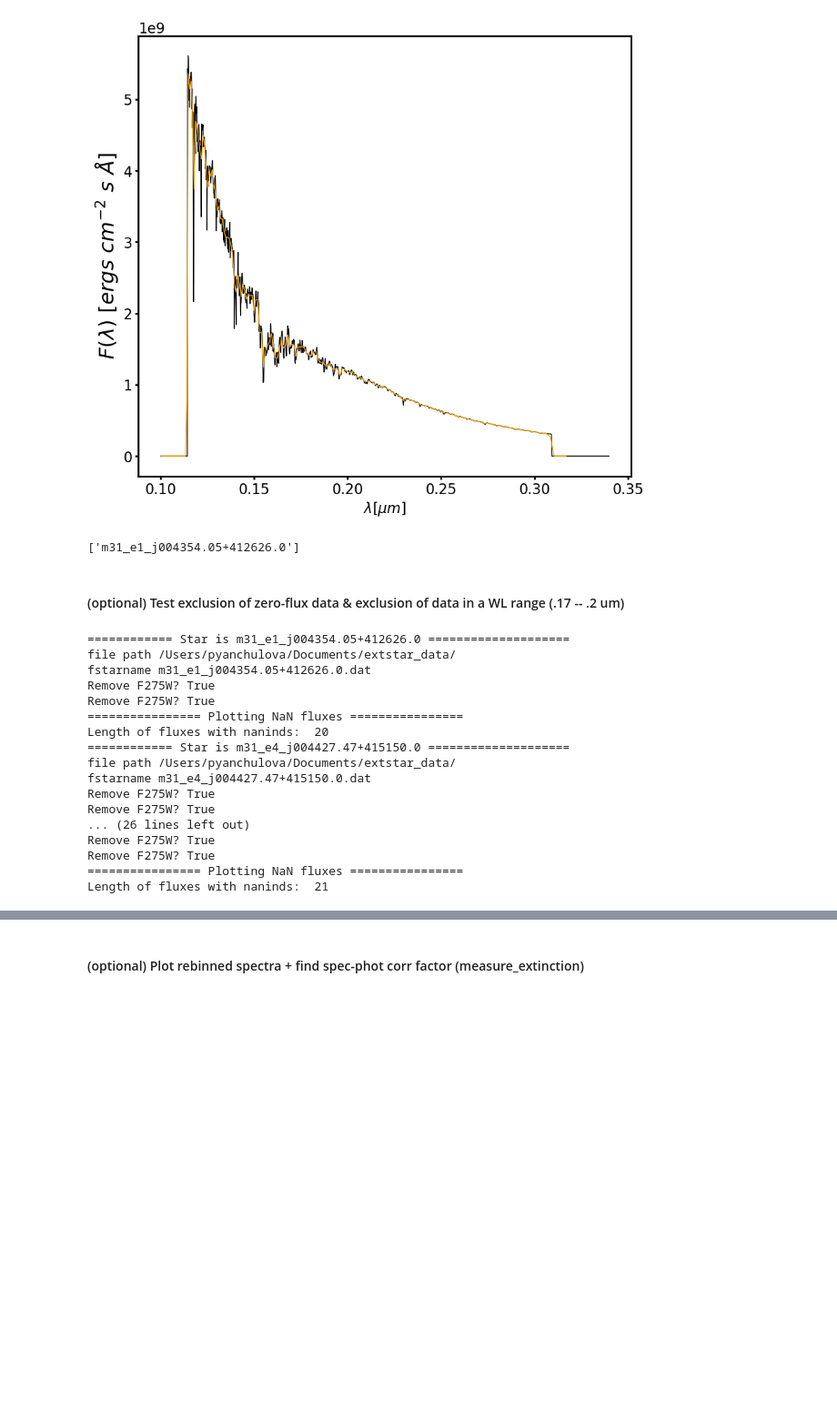
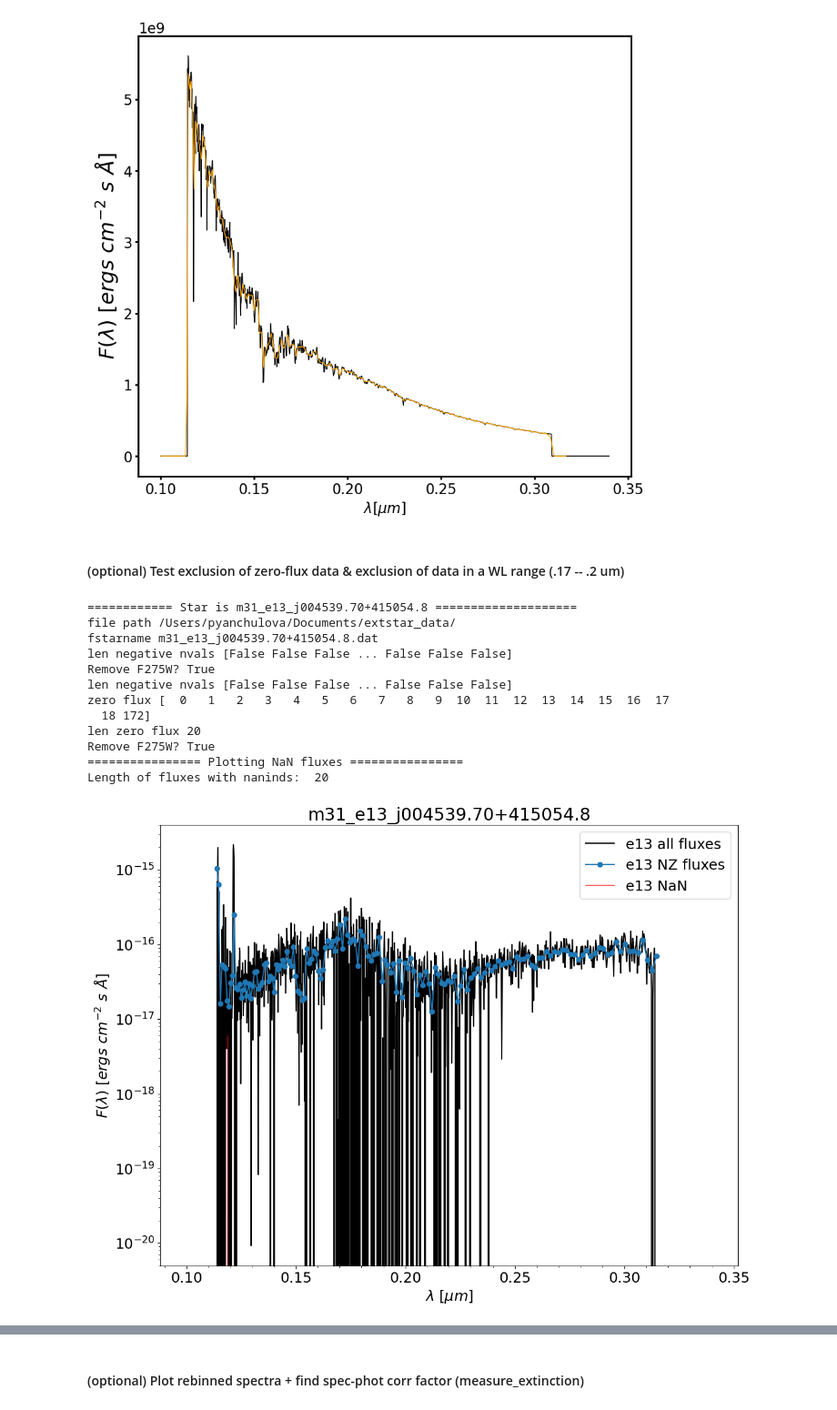
Before and after one commit to petiay/ext-science, a Jupyter notebook: m31_Extinction_with_Models.ipynb, the cells around one changed output, grey strips where cells are left out. Shown at 91% size. Saved outputs shown, nothing was run; the diff lists cells and outputs as text; code cells hidden in the pictures; blank space fills up the shorter version.

Commit message:
test rebin, refit models

```diff
--- a/m31_Extinction_with_Models.ipynb
+++ b/m31_Extinction_with_Models.ipynb
@@ -54,18 +54,18 @@ gal_str = galaxy + "_"
 
 m31_list = [
             "m31_e1_j004354.05+412626.0",
-            # "m31_e2_j004413.84+414903.9", # OK fit; opt fails 50-50
-            # "m31_e3_j004420.52+411751.1",
+            "m31_e2_j004413.84+414903.9", # OK fit; opt fails 50-50
+            "m31_e3_j004420.52+411751.1",
             "m31_e4_j004427.47+415150.0",
-            # "m31_e5_j004431.66+413612.4", # So-so fit, phot issues, with F336W (excluded, fit is better)
-            # "m31_e6_j004438.71+415553.5", # bad IR photometry?
+            "m31_e5_j004431.66+413612.4", # So-so fit, phot issues, with F336W (excluded, fit is better)
+            # "m31_e6_j004438.71+415553.5", # 4-band: remove IR photometry: F110 and F160
             "m31_e7_j004454.37+412823.9",
             "m31_e8_j004511.82+415025.3",
-            # "m31_e9_j004511.85+413712.9",
+            "m31_e9_j004511.85+413712.9",
             ## "m31_e10_j004512.73+413726.4", "m31_e11_j004535.40+414431.5", # No STIS data
-            # "m31_e12_j004539.00+415439.0",
+            "m31_e12_j004539.00+415439.0",
             "m31_e13_j004539.70+415054.8",
-            # "m31_e14_j004543.46+414513.6",
+            "m31_e14_j004543.46+414513.6",
             "m31_e15_j004546.81+415431.7",
             #"m31_e17_j003944.71+402056.2", # N filters:
             #"m31_e18_j003958.22+402329.0", # N filters:
@@ -109,5 +109,8 @@ fontsize=14
 print("stars list:", m31_list)
 print("gal_str:", gal_str)
 print("relband:", relband)
+
+gres=150
+rbwl=[0.1, 0.32]
 # %% [output]
 starname and starstr m31_e1_j004354.05+412626.0 e1
@@ -129,7 +132,18 @@ def get_red_star(fstarname, file_path, excl_zero=True, excl_wls=False, #[.17,.2]
     # get the observed reddened star data
     reddened_star = StarData(fstarname, path=f"{file_path}/DAT_files/")
 
+    # Remove negative fluxes
+    nvals = reddened_star.data["STIS"].fluxes < 0
+    reddened_star.data["STIS"].npts[nvals] = 0
+    print('len negative nvals', nvals)
+
+    # reddened_star.data[curtype].fluxes[reddened_star.data[curtype].npts == 0] = np.nan
+    # (nanindspre,) = np.where(np.isnan(reddened_star.data["STIS"].fluxes))
+    # print('pre zero flux', nanindspre)
+    # print('pre len zero flux', len(nanindspre))
+
     if rebin:
+        print('In get_red_star: REBINNING')
         rwaverange = rbwl * u.micron
         reddened_star.data["STIS"].rebin_constres(rwaverange, gres)
 
@@ -140,6 +154,9 @@ def get_red_star(fstarname, file_path, excl_zero=True, excl_wls=False, #[.17,.2]
                 reddened_star.data[curtype].fluxes[reddened_star.data[curtype].npts == 0] = np.nan
                 (nanindspre,) = np.where(np.isnan(reddened_star.data[curtype].fluxes))
                 reddened_star.data[curtype].npts[nanindspre] = 0
+                # print('zero flux', nanindspre)
+                print('len zero flux', len(nanindspre))
+
                 # print('Length naninds: initial', len(nanindspre))
 
             # Exclude a WL range where there may be bad data
@@ -285,11 +308,6 @@ ax.set_ylabel(r"$F(\lambda)$ [$ergs\ cm^{-2}\ s\ \AA$]", fontsize=1.3 * fontsize
 plt.savefig(savefile_path + "/mod_spec_gres_" + str(gres) + ".pdf")
 # %% [output]
 [figure]
-# %%
-# m31_list=m31_list[-5:]
-print (m31_list)
-# %% [output]
-['m31_e1_j004354.05+412626.0']
 # %% [markdown]
 #### (optional) Test exclusion of zero-flux data & exclusion of data in a WL range (.17 -- .2 um)
 # %%
@@ -310,7 +328,8 @@ for i in range(len(m31_list)):
     red_star_a, band_names_a, data_names_a, gindxs, excl_fluxes, naninds_n, nan_fluxes_n = get_red_star(fstarname,
                                                                                                     file_path,
                                                                                                     excl_zero=False,
-                                                                                                    excl_wls=False)
+                                                                                                    excl_wls=False,
+                                                                                                    rebin=False   )
 
     # Get star data, with non-zero flux; gindxs = flux inds of exclided WL range
     red_star_nz, band_names_nz, data_names_nz, gindxs, excl_fluxes, naninds, nan_fluxes = get_red_star(fstarname,
@@ -328,8 +347,8 @@ for i in range(len(m31_list)):
 
     # Plot spectra, both with and w/o zero fluxes
     fig, ax = plt.subplots(figsize=(13, 10))
-    ax.plot(red_star_a.data["STIS"].waves, red_star_a.data["STIS"].fluxes, "b-", label=starstr + " all fluxes")
-    ax.plot(red_star_nz.data["STIS"].waves, red_star_nz.data["STIS"].fluxes, "k-", label=starstr + " NZ fluxes")
+    ax.plot(red_star_a.data["STIS"].waves, red_star_a.data["STIS"].fluxes, "k-", label=starstr + " all fluxes")
+    ax.plot(red_star_nz.data["STIS"].waves, red_star_nz.data["STIS"].fluxes, "o-", label=starstr + " NZ fluxes")
 
     # Plot excluded data as a dashed line
     if excl_wls:
@@ -346,51 +365,47 @@ for i in range(len(m31_list)):
     ax.set_ylabel(r"$F(\lambda)$ [$ergs\ cm^{-2}\ s\ \AA$]", fontsize=1.3 * fontsize)
     # ax.set_xlim(0.11,0.32)
     ylim = ax.get_ylim()
-    # ax.set_ylim(1e-18, ylim[1]) # 1e-22
+    # ax.set_ylim(-0.5e-15, 0.2e-15) # 1e-22
     ax.set_yscale("log")
     ax.xaxis.set_minor_locator(AutoMinorLocator())
     plt.legend()
     ax.set_title(starname)
     if savefig:
         plt.savefig(savefile_path + "non_zero_flux_spectra_" + gal_str.split("_")[0] + "/" +
                     starstr + "_preRalph.pdf")
-        plt.close()
+        # plt.close()
 
 
     # ================== Plot only non-zero fluxes, and excluded fluxes as a dashed line =====================
     fig, ax = plt.subplots(figsize=(13, 10))
     ax.plot(red_star_nz.data["STIS"].waves, red_star_nz.data["STIS"].fluxes, "k-", label=starstr + " NZ fluxes")
     if excl_wls:
         ax.plot(red_star_a.data["STIS"].waves[gindxs], excl_fluxes, ls="--", lw=1, c='gray', label=starstr + " excl fluxes")
 
     ax.set_xlabel(r"$\lambda$ [$\mu m$]", fontsize=1.3 * fontsize)
     ax.set_ylabel(r"$F(\lambda)$ [$ergs\ cm^{-2}\ s\ \AA$]", fontsize=1.3 * fontsize)
     # ax.set_xlim(0.11,0.32)
     ylim = ax.get_ylim()
     # ax.set_ylim(1e-18, ylim[1])
     ax.set_yscale("log")
     ax.xaxis.set_minor_locator(AutoMinorLocator())
     ax.set_title(starname)
     # plt.legend()
     if savefig:
         plt.savefig(savefile_path + "non_zero_flux_spectra_" + gal_str.split("_")[0] + "/" +
                     starstr + "_nz_all_preRalph.pdf")
-        plt.close()
+        # plt.close()
 # %% [output]
-============ Star is m31_e1_j004354.05+412626.0 ====================
+============ Star is m31_e13_j004539.70+415054.8 ====================
 file path /Users/pyanchulova/Documents/extstar_data/
-fstarname m31_e1_j004354.05+412626.0.dat
+fstarname m31_e13_j004539.70+415054.8.dat
+len negative nvals [False False False ... False False False]
 Remove F275W? True
+len negative nvals [False False False ... False False False]
+zero flux [  0   1   2   3   4   5   6   7   8   9  10  11  12  13  14  15  16  17
+  18 172]
+len zero flux 20
 Remove F275W? True
 ================ Plotting NaN fluxes ================
 Length of fluxes with naninds:  20
-============ Star is m31_e4_j004427.47+415150.0 ====================
-file path /Users/pyanchulova/Documents/extstar_data/
-fstarname m31_e4_j004427.47+415150.0.dat
-Remove F275W? True
-Remove F275W? True
-... (26 lines left out)
-Remove F275W? True
-Remove F275W? True
-================ Plotting NaN fluxes ================
-Length of fluxes with naninds:  21
+[figure, added]
```
Also changed, not shown: parts of 16 cells of this notebook.
